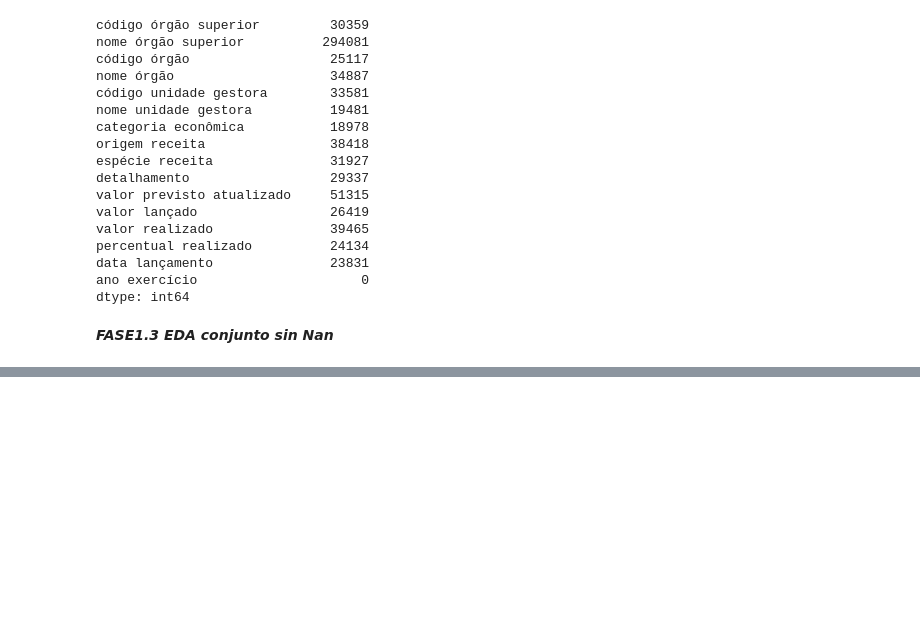
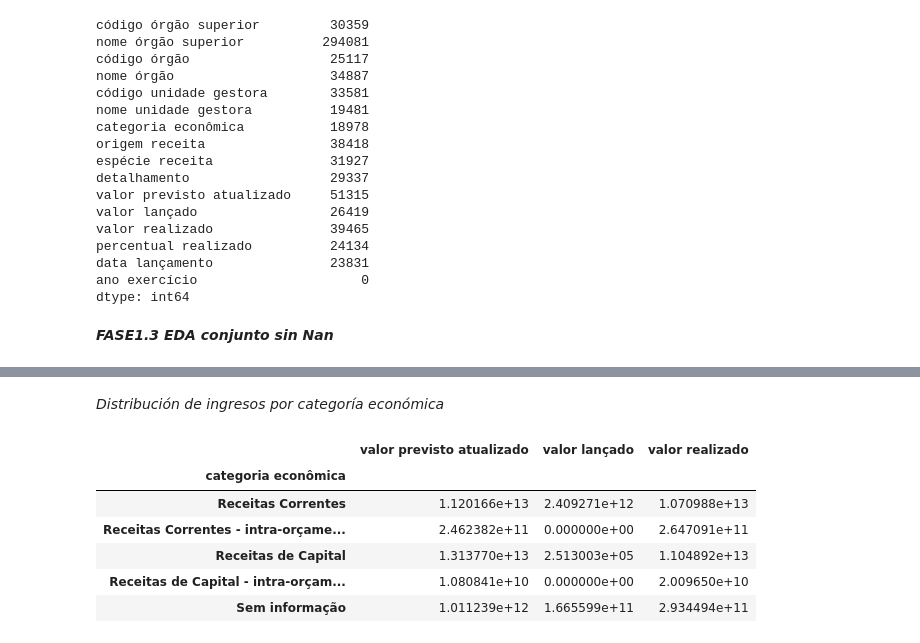
Before and after one commit to jgilsu11/Proyecto2-EDA-Ingresos-Brasil, a Jupyter notebook: EDAs individual y conjunto.ipynb, the cells around one changed output, grey strips where cells are left out. Saved outputs shown, nothing was run; the diff lists cells and outputs as text; code cells hidden in the pictures; blank space fills up the shorter version.

```diff
--- a/EDAs individual y conjunto.ipynb
+++ b/EDAs individual y conjunto.ipynb
@@ -722,0 +828,13 @@ dfcompletasinNan
+# %% [markdown]
+*Distribución de ingresos por categoría económica*
+# %%
+dfprueba= dfcompletasinNan.groupby("categoria econômica")[["valor previsto atualizado", "valor lançado", "valor realizado"]].sum()
+dfprueba
+# %% [output]
+|  | valor previsto atualizado | valor lançado | valor realizado |
+| categoria econômica |  |  |  |
+| Receitas Correntes | 1.120166e+13 | 2.409271e+12 | 1.070988e+13 |
+| Receitas Correntes - intra-orçame... | 2.462382e+11 | 0.000000e+00 | 2.647091e+11 |
+| Receitas de Capital | 1.313770e+13 | 2.513003e+05 | 1.104892e+13 |
+| Receitas de Capital - intra-orçam... | 1.080841e+10 | 0.000000e+00 | 2.009650e+10 |
+| Sem informação | 1.011239e+12 | 1.665599e+11 | 2.934494e+11 |
```
Also changed, not shown: parts of 9 cells of this notebook, 1 other file.
